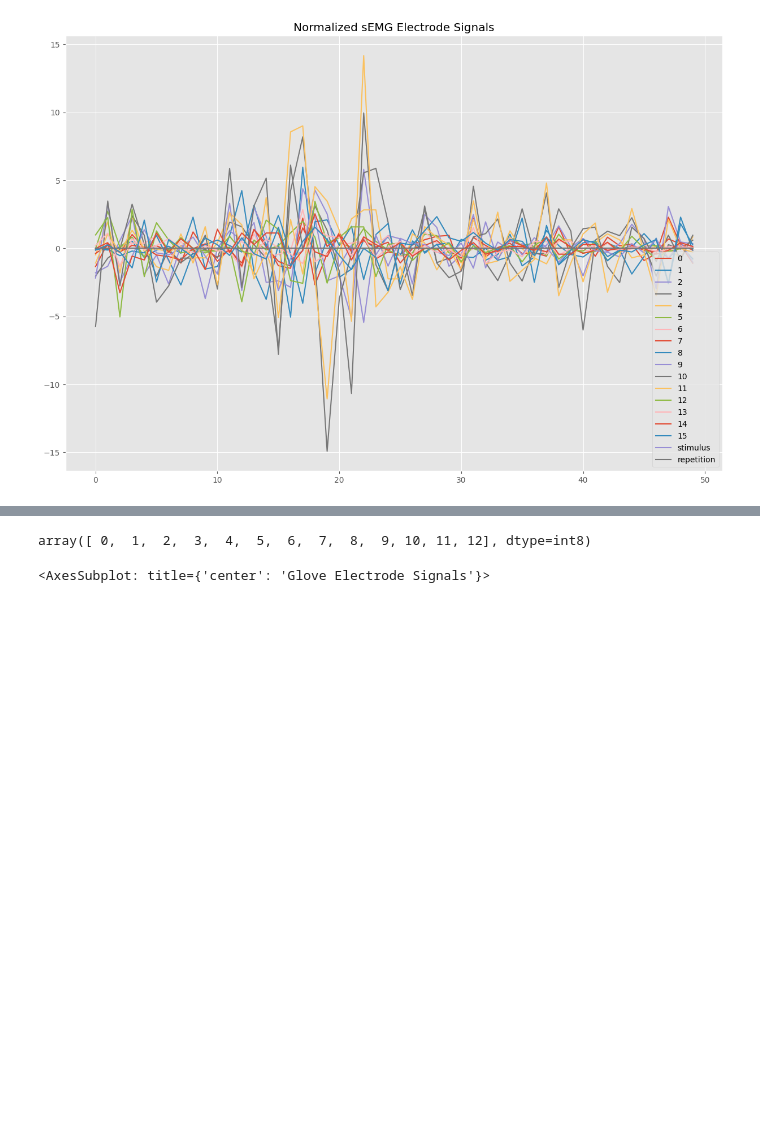
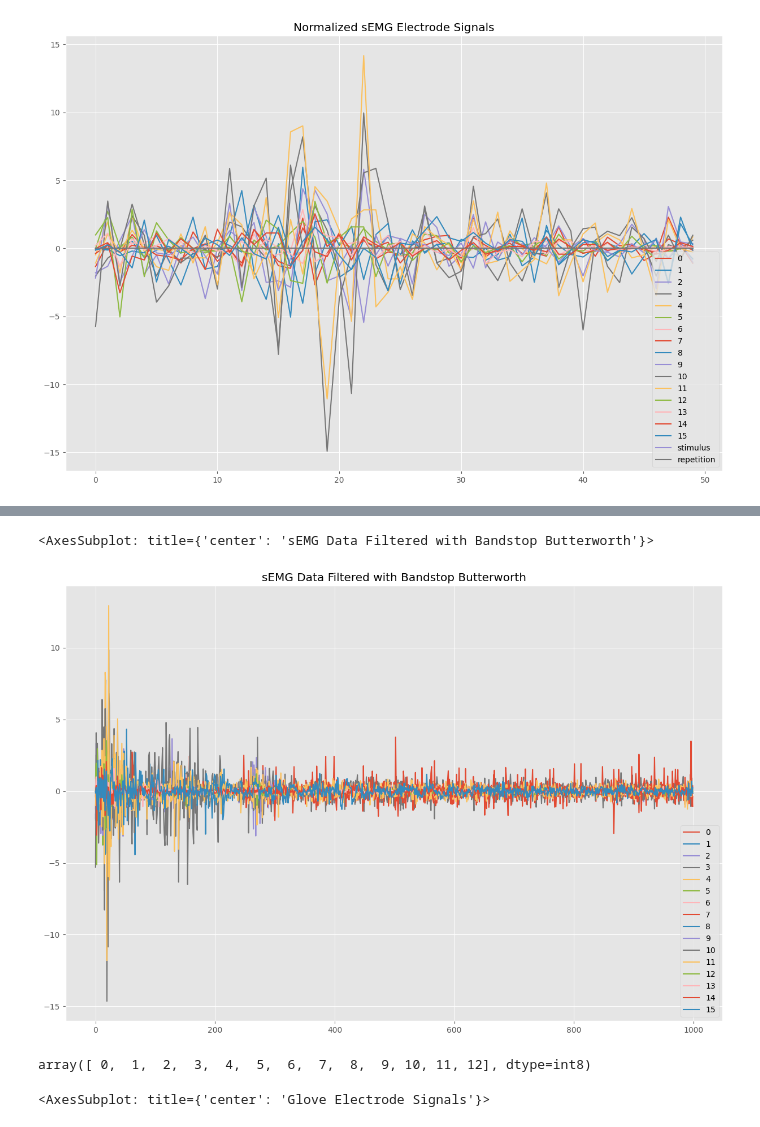
Before and after one commit to alizma/signatures-hand-synergies, a Jupyter notebook: init_test.ipynb, the cells around one changed output, grey strips where cells are left out. Cells and saved outputs as stored; diff of their text form; code cells hidden in the pictures; blank space fills up the shorter version.

```diff
--- a/init_test.ipynb
+++ b/init_test.ipynb
@@ -89 +135,10 @@ normalized_emg[:50].plot(figsize=(15,10), title="Normalized sEMG Electrode Signa
+# %%
+emg_bandstop[:1000].plot(figsize=(15,10), title='sEMG Data Filtered with Bandstop Butterworth')
+# %% [output]
+<AxesSubplot: title={'center': 'sEMG Data Filtered with Bandstop Butterworth'}>
+[figure, added]
+# %%
+np.unique(normalized_emg.stimulus) # different gestures
+# %% [output]
+array([ 0,  1,  2,  3,  4,  5,  6,  7,  8,  9, 10, 11, 12], dtype=int8)
 # %%
@@ -91,8 +146,3 @@ signature = iisignature.sig(normalized_emg, 2)
-# %%
-signature.shape
-np.unique(normalized_emg.stimulus) # different gestures
-# %% [output]
-array([ 0,  1,  2,  3,  4,  5,  6,  7,  8,  9, 10, 11, 12], dtype=int8)
 # %%
 data_glove = pd.DataFrame(mat['glove'])
 # %%
```
Also changed, not shown: parts of 7 cells of this notebook, 1 other file.
